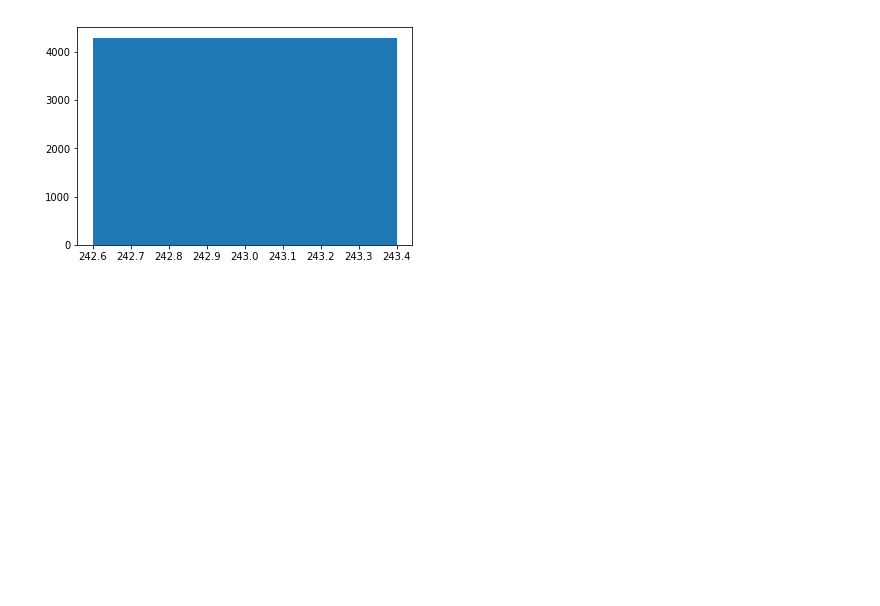
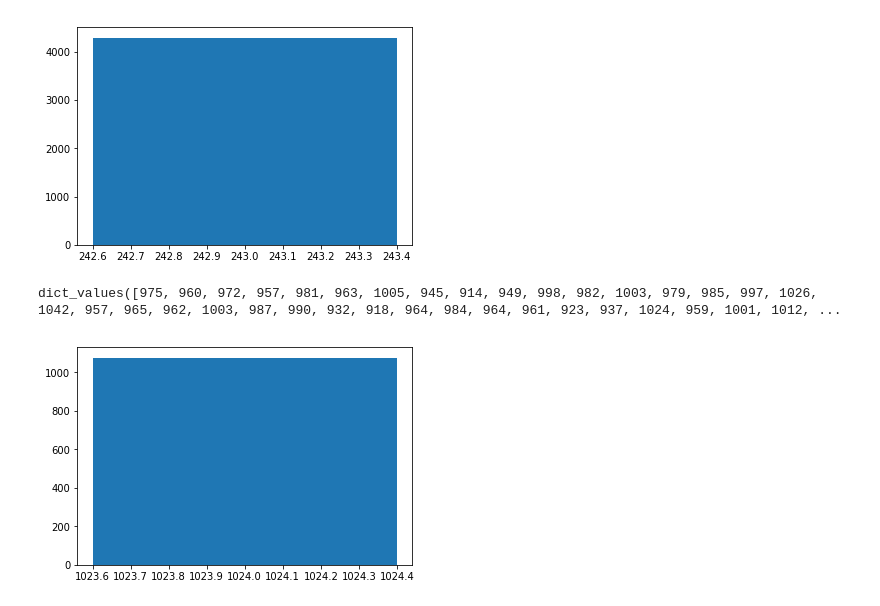
Before and after one commit to brunodantas/stuff, a Jupyter notebook: uniform_strings.ipynb, the cells around one changed output. Drawn from its saved outputs; the diff is of its cells as text; code cells hidden in the pictures; blank space fills up the shorter version.

Commit message:
more test cases

```diff
--- a/uniform_strings.ipynb
+++ b/uniform_strings.ipynb
@@ -48,3 +48,8 @@ test(base=3,length=5,trials=10**6)
 # %% [output]
 dict_values([4102, 4182, 4144, 4119, 4118, 4151, 4107, 4082, 3941, 4082, 4169, 4062, 4157, 4252, 4083, 4101, 4068, 4163, 4101, 4095, 4151, 4168, 4171, 4012, 4160, 4248, 4090, 4206, 4241, 4104, 4096, 4 ...
 [figure]
+# %%
+test(base=4,length=5,trials=10**6)
+# %% [output]
+dict_values([975, 960, 972, 957, 981, 963, 1005, 945, 914, 949, 998, 982, 1003, 979, 985, 997, 1026, 1042, 957, 965, 962, 1003, 987, 990, 932, 918, 964, 984, 964, 961, 923, 937, 1024, 959, 1001, 1012, ...
+[figure, added]
```
Also changed, not shown: parts of 1 cell of this notebook.
